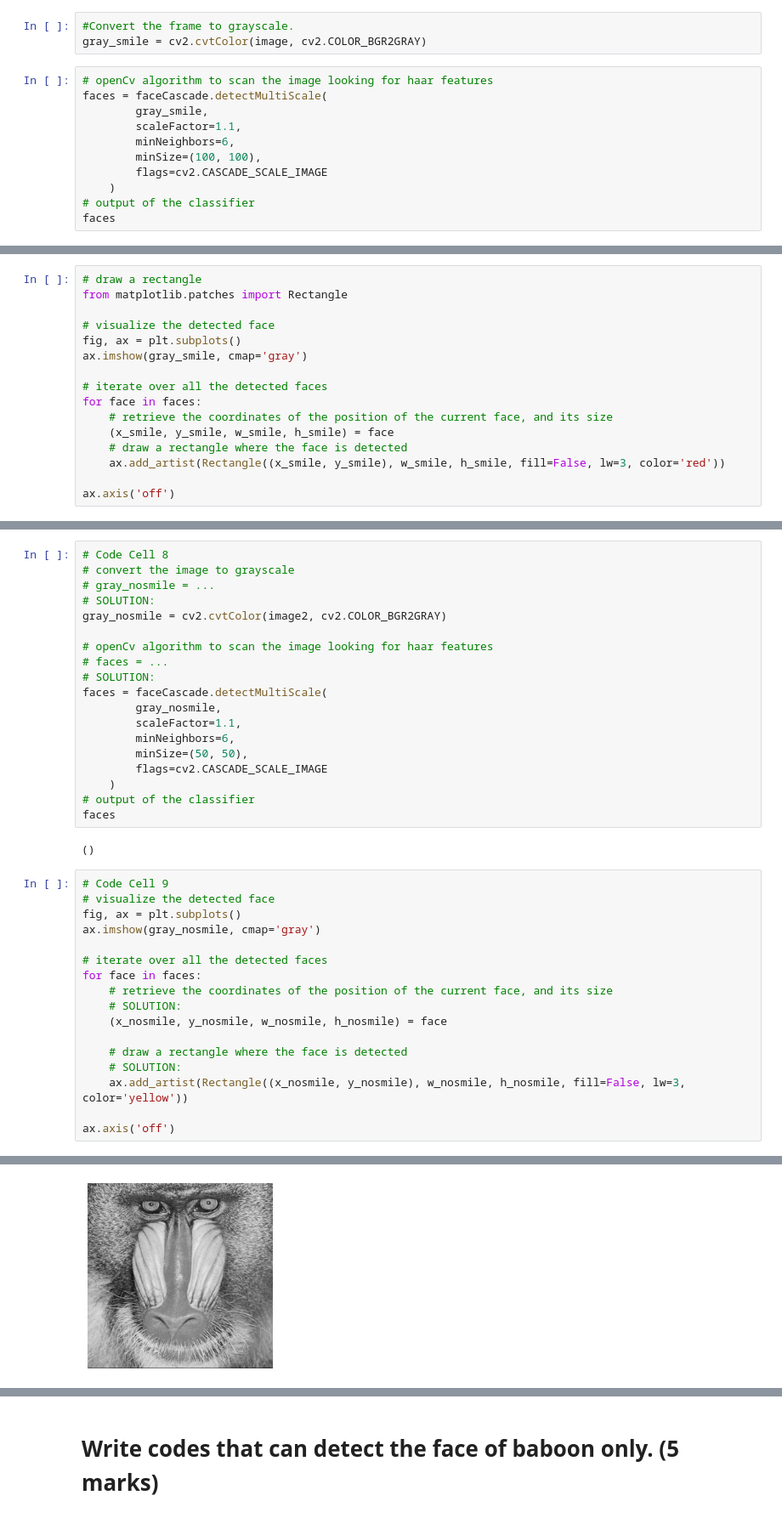
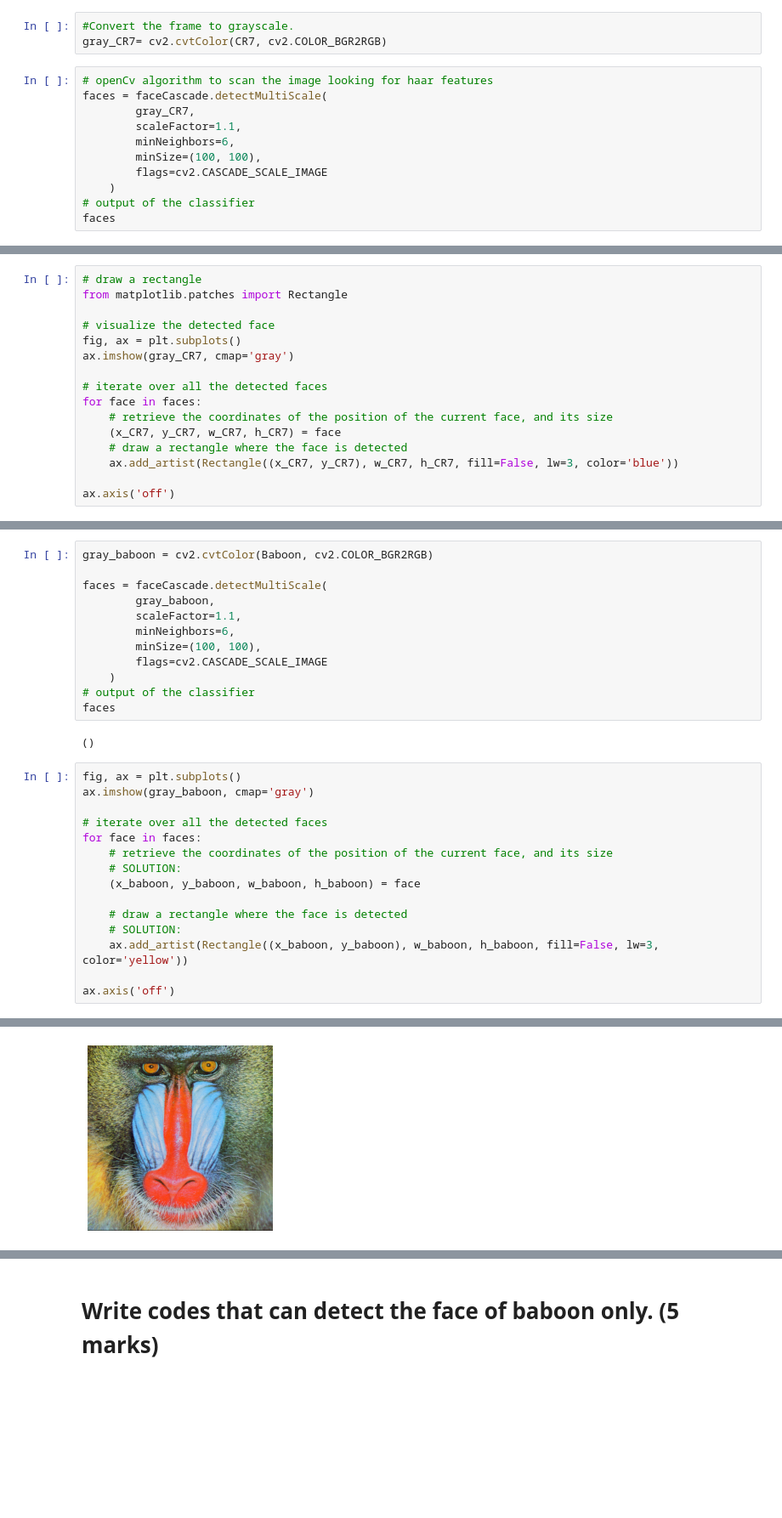
Before and after one commit to Mwanje/data-mining, a Jupyter notebook: Data Mining test1.ipynb, the cells around one changed output, grey strips where cells are left out. Shown at 85% size. Drawn from its saved outputs; the diff is of its cells as text; blank space fills up the shorter version.

```diff
--- a/Data Mining test1.ipynb
+++ b/Data Mining test1.ipynb
@@ -45,11 +45,11 @@ cascadePath = "Images/haarcascade_frontalface_default.xml"
 faceCascade = cv2.CascadeClassifier(cascadePath)
 # %%
 #Convert the frame to grayscale.
-gray_smile = cv2.cvtColor(image, cv2.COLOR_BGR2GRAY)
+gray_CR7= cv2.cvtColor(CR7, cv2.COLOR_BGR2RGB)
 # %%
 # openCv algorithm to scan the image looking for haar features
 faces = faceCascade.detectMultiScale(
-        gray_smile,
+        gray_CR7,
         scaleFactor=1.1,
         minNeighbors=6,
         minSize=(100, 100),
@@ -65,14 +65,14 @@ from matplotlib.patches import Rectangle
 
 # visualize the detected face
 fig, ax = plt.subplots()
-ax.imshow(gray_smile, cmap='gray')
+ax.imshow(gray_CR7, cmap='gray')
 
 # iterate over all the detected faces
 for face in faces:
     # retrieve the coordinates of the position of the current face, and its size
-    (x_smile, y_smile, w_smile, h_smile) = face
+    (x_CR7, y_CR7, w_CR7, h_CR7) = face
     # draw a rectangle where the face is detected
-    ax.add_artist(Rectangle((x_smile, y_smile), w_smile, h_smile, fill=False, lw=3, color='red'))
+    ax.add_artist(Rectangle((x_CR7, y_CR7), w_CR7, h_CR7, fill=False, lw=3, color='blue'))
 
 ax.axis('off')
 # %% [output]
@@ -81,18 +81,11 @@ ax.axis('off')
 # %%
-# Code Cell 8
-# convert the image to grayscale
-# gray_nosmile = ...
-# SOLUTION:
-gray_nosmile = cv2.cvtColor(image2, cv2.COLOR_BGR2GRAY)
+gray_baboon = cv2.cvtColor(Baboon, cv2.COLOR_BGR2RGB)
 
-# openCv algorithm to scan the image looking for haar features
-# faces = ...
-# SOLUTION:
 faces = faceCascade.detectMultiScale(
-        gray_nosmile,
+        gray_baboon,
         scaleFactor=1.1,
         minNeighbors=6,
-        minSize=(50, 50),
+        minSize=(100, 100),
         flags=cv2.CASCADE_SCALE_IMAGE
     )
 # output of the classifier
@@ -100,22 +93,20 @@ faces
 # %% [output]
 ()
 # %%
-# Code Cell 9
-# visualize the detected face
 fig, ax = plt.subplots()
-ax.imshow(gray_nosmile, cmap='gray')
+ax.imshow(gray_baboon, cmap='gray')
 
 # iterate over all the detected faces
 for face in faces:
     # retrieve the coordinates of the position of the current face, and its size
     # SOLUTION:
-    (x_nosmile, y_nosmile, w_nosmile, h_nosmile) = face
+    (x_baboon, y_baboon, w_baboon, h_baboon) = face
 
     # draw a rectangle where the face is detected
     # SOLUTION:
-    ax.add_artist(Rectangle((x_nosmile, y_nosmile), w_nosmile, h_nosmile, fill=False, lw=3, color='yellow'))
+    ax.add_artist(Rectangle((x_baboon, y_baboon), w_baboon, h_baboon, fill=False, lw=3, color='yellow'))
 
 ax.axis('off')
 # %% [output]
 (-0.5, 511.5, 511.5, -0.5)
-[figure, old version]
+[figure, new version]
```
Also changed, not shown: parts of 11 cells of this notebook.
